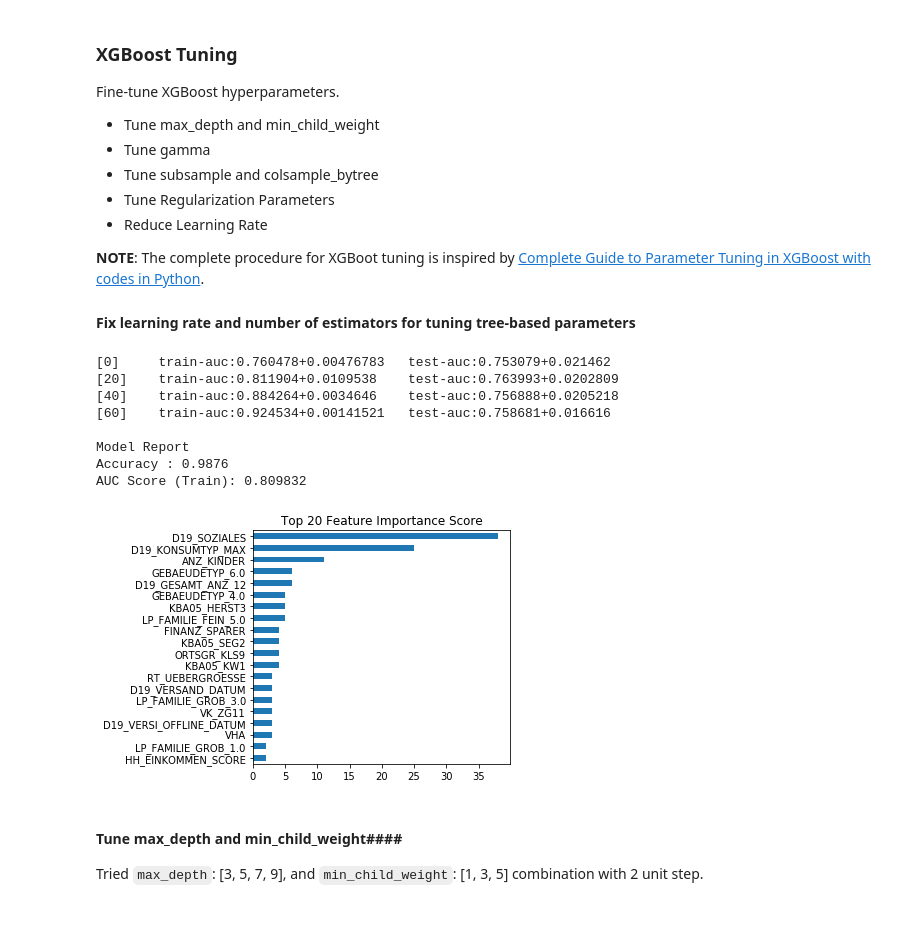
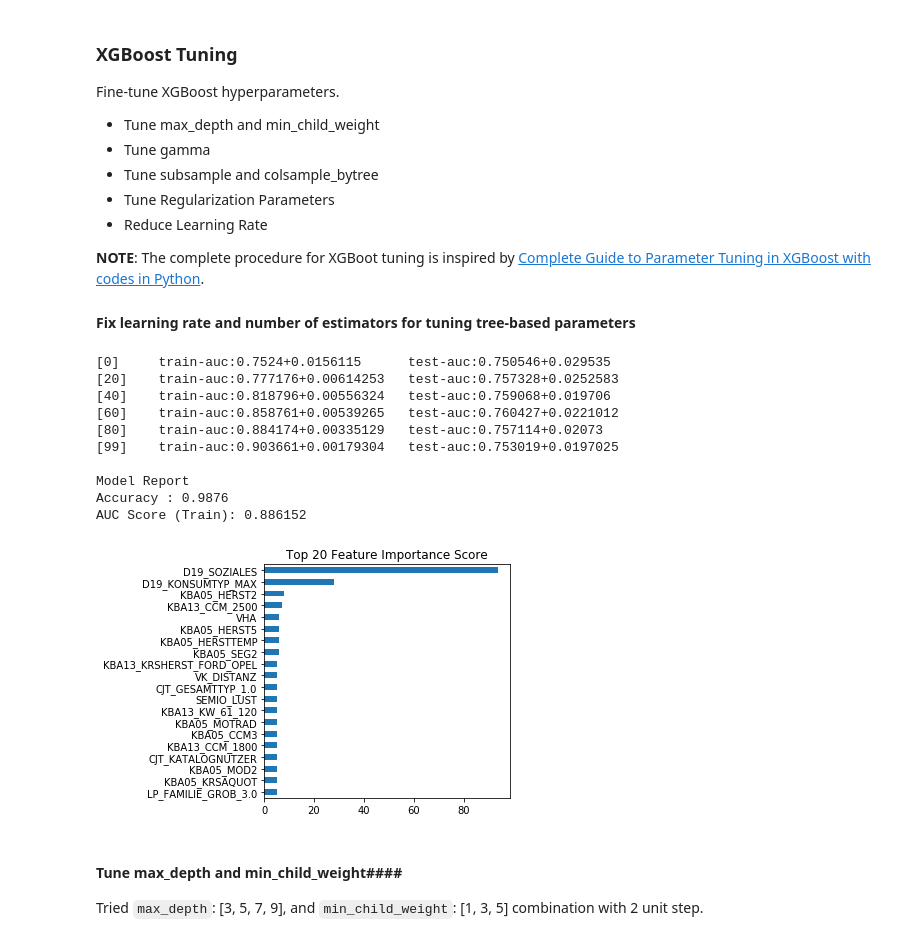
Before and after one commit to dragon7-fc/DSND-Capstone, a Jupyter notebook: Arvato Project Workbook.ipynb, the cells around one changed output. Drawn from its saved outputs; the diff is of its cells as text; code cells hidden in the pictures.

```diff
--- a/Arvato Project Workbook.ipynb
+++ b/Arvato Project Workbook.ipynb
@@ -2309,7 +2310,7 @@ def clean_data(df):
 
     # Normalize quantitative feature with log transfor
     print('log_transform...')
-    cols = np.array(['ANZ_HAUSHALTE_AKTIV', 'ANZ_HH_TITEL', 'ANZ_PERSONEN', 'ANZ_STATISTISCHE_HAUSHALTE', 'ANZ_TITEL'])
+    cols = np.array(['ANZ_HAUSHALTE_AKTIV', 'ANZ_HH_TITEL', 'ANZ_PERSONEN', 'ANZ_TITEL'])
     df = log_transform(df, cols)
 
     print('cap outlier...')
@@ -3094,30 +2973,47 @@ def modelfit(alg, X, y, useTrainCV=True, cv_folds=5, early_stopping_rounds=50):
     plt.tight_layout()
     plt.show()
 # %%
-# try to train model
-xgb_clf = XGBClassifier(
-    learning_rate=0.1,
-    n_estimators=1000,
-    max_depth=5,
-    min_child_weight=1,
-    gamma=0,
-    subsample=0.8,
-    colsample_bytree=0.8,
-    objective='binary:logistic',
-    n_jobs=N_JOBS,
-    scale_pos_weight=1,
-    seed=27)
-modelfit(xgb_clf, X_train, y_train)
+# # try to train model
+# xgb_clf = XGBClassifier(
+#     learning_rate=0.1,
+#     n_estimators=1000,
+#     max_depth=5,
+#     min_child_weight=1,
+#     gamma=0,
+#     subsample=0.8,
+#     colsample_bytree=0.8,
+#     objective='binary:logistic',
+#     n_jobs=N_JOBS,
+#     scale_pos_weight=1,
+#     seed=27)
+# modelfit(xgb_clf, X_train, y_train)
-# %% [output]
-[0]     train-auc:0.760478+0.00476783   test-auc:0.753079+0.021462
-[20]    train-auc:0.811904+0.0109538    test-auc:0.763993+0.0202809
-[40]    train-auc:0.884264+0.0034646    test-auc:0.756888+0.0205218
-[60]    train-auc:0.924534+0.00141521   test-auc:0.758681+0.016616
-
-Model Report
-Accuracy : 0.9876
-AUC Score (Train): 0.809832
-[figure, removed]
+# %%
+# try to train model
+xgb_clf = XGBClassifier(
+    learning_rate=0.12,
+    n_estimators=100,
+    max_depth=3,
+#     min_child_weight=1,
+    gamma=1,
+    subsample=0.8,
+    colsample_bytree=1,
+    objective='binary:logistic',
+    n_jobs=N_JOBS,
+    scale_pos_weight=1,
+    seed=27)
+modelfit(xgb_clf, X_train, y_train)
+# %% [output]
+[0]     train-auc:0.7524+0.0156115      test-auc:0.750546+0.029535
+[20]    train-auc:0.777176+0.00614253   test-auc:0.757328+0.0252583
+[40]    train-auc:0.818796+0.00556324   test-auc:0.759068+0.019706
+[60]    train-auc:0.858761+0.00539265   test-auc:0.760427+0.0221012
+[80]    train-auc:0.884174+0.00335129   test-auc:0.757114+0.02073
+[99]    train-auc:0.903661+0.00179304   test-auc:0.753019+0.0197025
+
+Model Report
+Accuracy : 0.9876
+AUC Score (Train): 0.886152
+[figure, added]
 # %% [markdown]
 #### Tune max_depth and min_child_weight####
 
```
Also changed, not shown: parts of 54 cells of this notebook.
